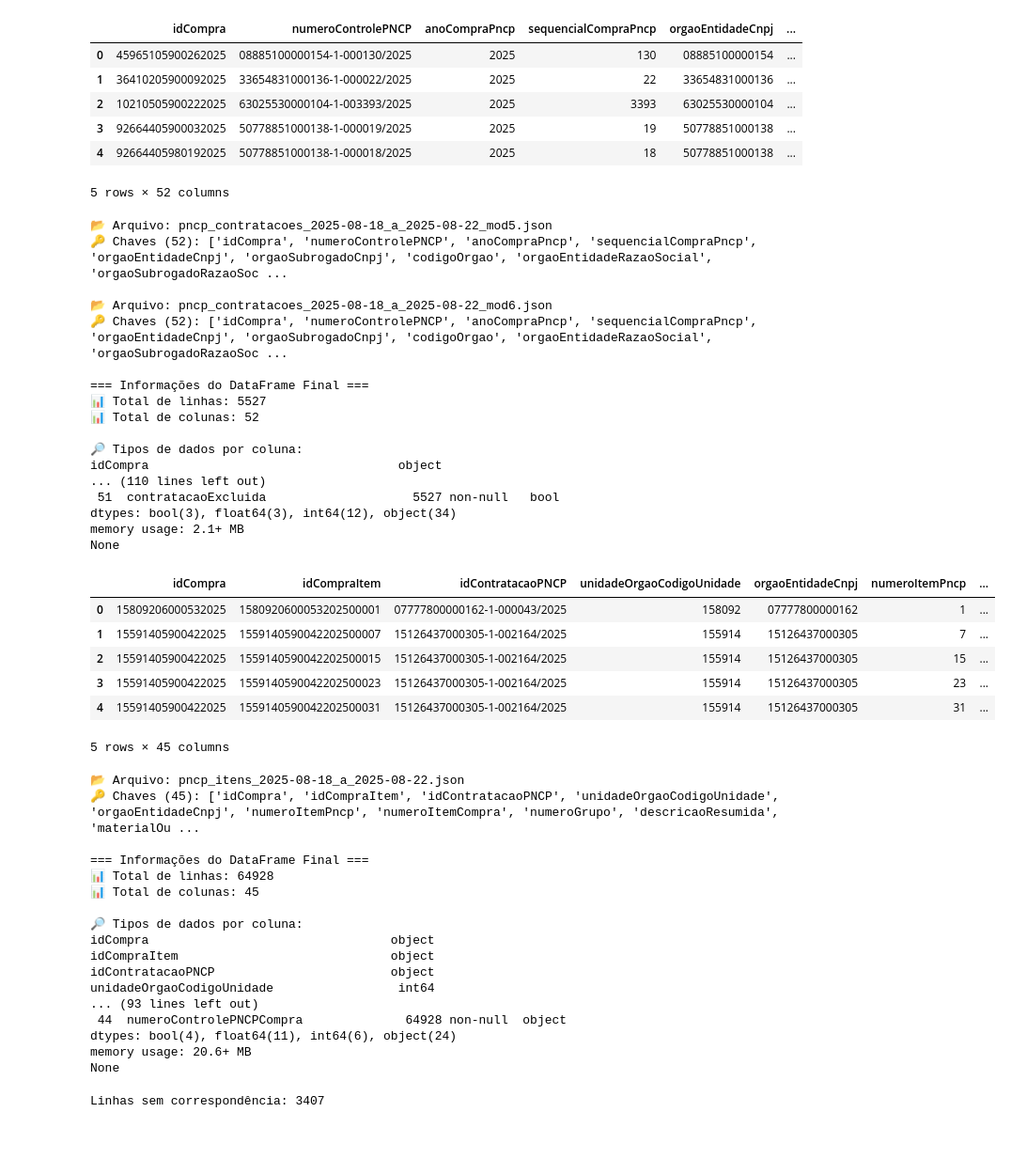
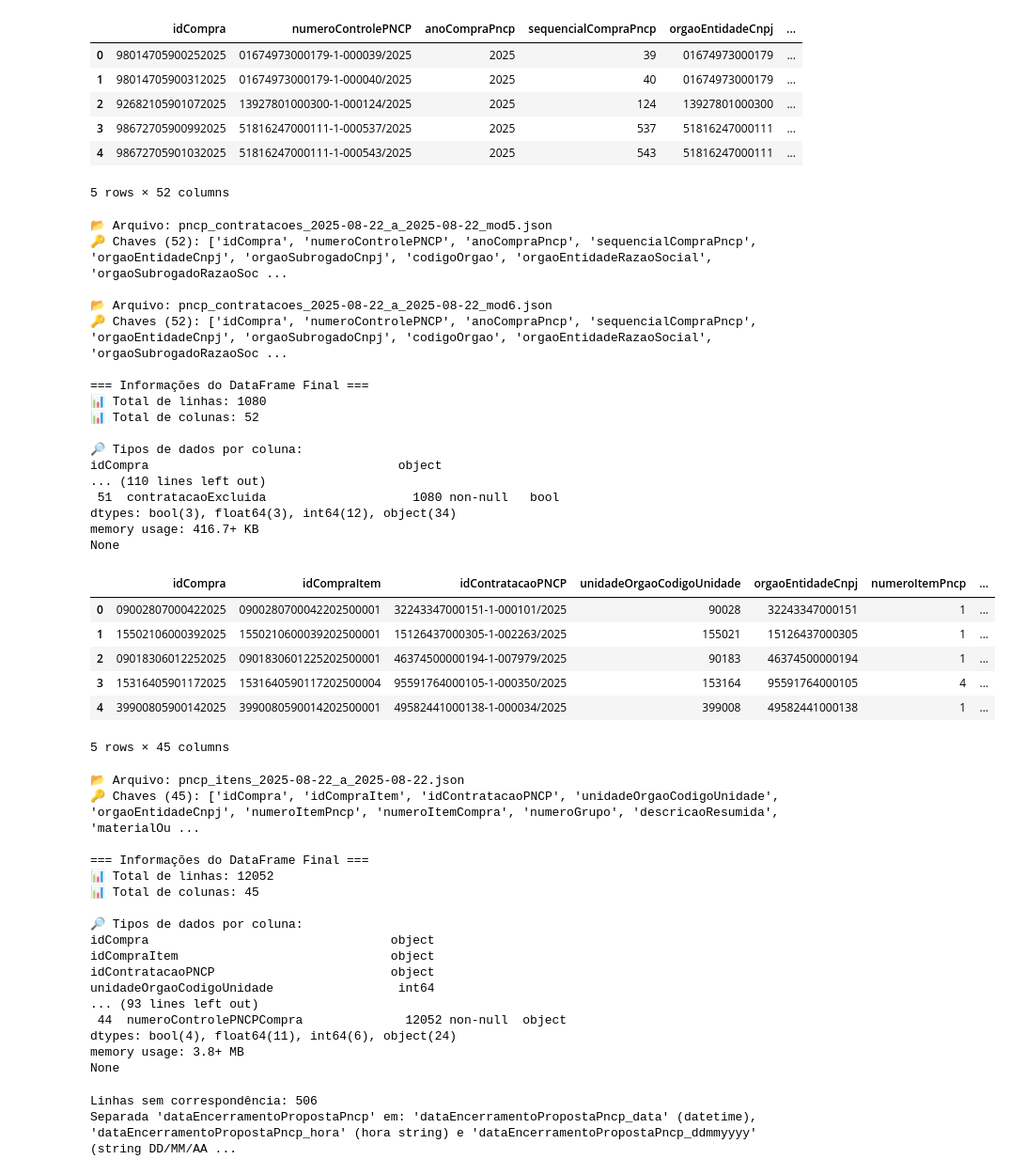
Before and after one commit to VitorGiglio777/Codigos, a Jupyter notebook: Consolidacao com JASON e Excel.ipynb, the cells around one changed output. Shown at 94% size. Drawn from its saved outputs; the diff is of its cells as text; code cells hidden in the pictures; blank space fills up the shorter version.

Commit message:
COLUNA DATA SEPARADA

```diff
--- a/Consolidacao com JASON e Excel.ipynb
+++ b/Consolidacao com JASON e Excel.ipynb
@@ -4,7 +4,7 @@ import json
 import pandas as pd
 
 # Caminho da pasta
-pasta = r"C:\Users\VitorGiglio\Downloads\VG\Python\Dados\Dados Tratados"
+pasta = r"C:\Users\VitorGiglio\Downloads\VG\Python\Dados\Licitações"
 
 # Listar todos os arquivos .json da pasta
 arquivos = [f for f in os.listdir(pasta) if f.endswith(".json")]
@@ -60,28 +60,28 @@ print("\n📋 Resumo geral (inclui nulos e memória):")
 print(df_licitacoes.info())
 # %% [output]
 |  | idCompra | numeroControlePNCP | anoCompraPncp | sequencialCompraPncp | orgaoEntidadeCnpj | ... |
-| 0 | 45965105900262025 | 08885100000154-1-000130/2025 | 2025 | 130 | 08885100000154 | ... |
-| 1 | 36410205900092025 | 33654831000136-1-000022/2025 | 2025 | 22 | 33654831000136 | ... |
-| 2 | 10210505900222025 | 63025530000104-1-003393/2025 | 2025 | 3393 | 63025530000104 | ... |
-| 3 | 92664405900032025 | 50778851000138-1-000019/2025 | 2025 | 19 | 50778851000138 | ... |
-| 4 | 92664405980192025 | 50778851000138-1-000018/2025 | 2025 | 18 | 50778851000138 | ... |
+| 0 | 98014705900252025 | 01674973000179-1-000039/2025 | 2025 | 39 | 01674973000179 | ... |
+| 1 | 98014705900312025 | 01674973000179-1-000040/2025 | 2025 | 40 | 01674973000179 | ... |
+| 2 | 92682105901072025 | 13927801000300-1-000124/2025 | 2025 | 124 | 13927801000300 | ... |
+| 3 | 98672705900992025 | 51816247000111-1-000537/2025 | 2025 | 537 | 51816247000111 | ... |
+| 4 | 98672705901032025 | 51816247000111-1-000543/2025 | 2025 | 543 | 51816247000111 | ... |
 5 rows × 52 columns
-📂 Arquivo: pncp_contratacoes_2025-08-18_a_2025-08-22_mod5.json
+📂 Arquivo: pncp_contratacoes_2025-08-22_a_2025-08-22_mod5.json
 🔑 Chaves (52): ['idCompra', 'numeroControlePNCP', 'anoCompraPncp', 'sequencialCompraPncp', 'orgaoEntidadeCnpj', 'orgaoSubrogadoCnpj', 'codigoOrgao', 'orgaoEntidadeRazaoSocial', 'orgaoSubrogadoRazaoSoc ...
 
-📂 Arquivo: pncp_contratacoes_2025-08-18_a_2025-08-22_mod6.json
+📂 Arquivo: pncp_contratacoes_2025-08-22_a_2025-08-22_mod6.json
 🔑 Chaves (52): ['idCompra', 'numeroControlePNCP', 'anoCompraPncp', 'sequencialCompraPncp', 'orgaoEntidadeCnpj', 'orgaoSubrogadoCnpj', 'codigoOrgao', 'orgaoEntidadeRazaoSocial', 'orgaoSubrogadoRazaoSoc ...
 
 === Informações do DataFrame Final ===
-📊 Total de linhas: 5527
+📊 Total de linhas: 1080
 📊 Total de colunas: 52
 
 🔎 Tipos de dados por coluna:
 idCompra                                  object
 ... (110 lines left out)
- 51  contratacaoExcluida                    5527 non-null   bool
+ 51  contratacaoExcluida                    1080 non-null   bool
 dtypes: bool(3), float64(3), int64(12), object(34)
-memory usage: 2.1+ MB
+memory usage: 416.7+ KB
 None
 # %%
 import os
@@ -89,7 +89,7 @@ import json
 import pandas as pd
 
 # Caminho da pasta
-pasta = r"C:\Users\User\Downloads\Horom\Empresas\Horon Licitações\2 - Dados\3 - Itens"
+pasta = r"C:\Users\VitorGiglio\Downloads\VG\Python\Dados\Itens"
 
 # Listar todos os arquivos .json da pasta
 arquivos = [f for f in os.listdir(pasta) if f.endswith(".json")]
@@ -118,44 +118,44 @@ for arquivo in arquivos:
         resultado[arquivo] = list(df.columns)
         dfs.append(df)
 
     except Exception as e:
         print(f"Erro em {arquivo}: {e}")
 
 # Concatenar tudo em um único DataFrame
 df_itens = pd.concat(dfs, ignore_index=True)
 
 # Mostrar as primeiras linhas
 display(df_itens.head())
 
 # Mostrar as chaves identificadas em cada arquivo
 for arq, chaves in resultado.items():
     print(f"\n📂 Arquivo: {arq}")
     print(f"🔑 Chaves ({len(chaves)}): {chaves}")
 
 # -------------------------------
 # 🔍 Informações do DataFrame final
 print("\n=== Informações do DataFrame Final ===")
 print(f"📊 Total de linhas: {df_itens.shape[0]}")
 print(f"📊 Total de colunas: {df_itens.shape[1]}")
 
 print("\n🔎 Tipos de dados por coluna:")
 print(df_itens.dtypes)
 
 print("\n📋 Resumo geral (inclui nulos e memória):")
 print(df_itens.info())
 # %% [output]
 |  | idCompra | idCompraItem | idContratacaoPNCP | unidadeOrgaoCodigoUnidade | orgaoEntidadeCnpj | numeroItemPncp | ... |
-| 0 | 15809206000532025 | 1580920600053202500001 | 07777800000162-1-000043/2025 | 158092 | 07777800000162 | 1 | ... |
-| 1 | 15591405900422025 | 1559140590042202500007 | 15126437000305-1-002164/2025 | 155914 | 15126437000305 | 7 | ... |
-| 2 | 15591405900422025 | 1559140590042202500015 | 15126437000305-1-002164/2025 | 155914 | 15126437000305 | 15 | ... |
-| 3 | 15591405900422025 | 1559140590042202500023 | 15126437000305-1-002164/2025 | 155914 | 15126437000305 | 23 | ... |
-| 4 | 15591405900422025 | 1559140590042202500031 | 15126437000305-1-002164/2025 | 155914 | 15126437000305 | 31 | ... |
+| 0 | 09002807000422025 | 0900280700042202500001 | 32243347000151-1-000101/2025 | 90028 | 32243347000151 | 1 | ... |
+| 1 | 15502106000392025 | 1550210600039202500001 | 15126437000305-1-002263/2025 | 155021 | 15126437000305 | 1 | ... |
+| 2 | 09018306012252025 | 0901830601225202500001 | 46374500000194-1-007979/2025 | 90183 | 46374500000194 | 1 | ... |
+| 3 | 15316405901172025 | 1531640590117202500004 | 95591764000105-1-000350/2025 | 153164 | 95591764000105 | 4 | ... |
+| 4 | 39900805900142025 | 3990080590014202500001 | 49582441000138-1-000034/2025 | 399008 | 49582441000138 | 1 | ... |
 5 rows × 45 columns
-📂 Arquivo: pncp_itens_2025-08-18_a_2025-08-22.json
+📂 Arquivo: pncp_itens_2025-08-22_a_2025-08-22.json
 🔑 Chaves (45): ['idCompra', 'idCompraItem', 'idContratacaoPNCP', 'unidadeOrgaoCodigoUnidade', 'orgaoEntidadeCnpj', 'numeroItemPncp', 'numeroItemCompra', 'numeroGrupo', 'descricaoResumida', 'materialOu ...
 
 === Informações do DataFrame Final ===
-📊 Total de linhas: 64928
+📊 Total de linhas: 12052
 📊 Total de colunas: 45
 
 🔎 Tipos de dados por coluna:
@@ -164,9 +164,9 @@ idCompraItem                             object
 idContratacaoPNCP                        object
 unidadeOrgaoCodigoUnidade                 int64
 ... (93 lines left out)
- 44  numeroControlePNCPCompra              64928 non-null  object
+ 44  numeroControlePNCPCompra              12052 non-null  object
 dtypes: bool(4), float64(11), int64(6), object(24)
-memory usage: 20.6+ MB
+memory usage: 3.8+ MB
 None
 # %%
 # Cópias para não alterar os originais
@@ -190,8 +190,28 @@ df_mesclado = itens.merge(lic_slim, on='_join_key', how='left').drop(columns=['_
 # Diagnóstico opcional
 na_sem_match = df_mesclado['anoCompraPncp'].isna().sum()
 print(f'Linhas sem correspondência: {na_sem_match}')
+
+# --- novo: separar data e hora de dataEncerramentoPropostaPncp ---
+col = 'dataEncerramentoPropostaPncp'
+if col in df_mesclado.columns:
+    # converte para datetime (tratando strings como '2025-09-03T09:00:00'); valores inválidos viram NaT
+    df_mesclado[col] = pd.to_datetime(df_mesclado[col], errors='coerce')
+
+    # coluna de data como datetime64[ns] (útil para filtros/intervalos) - sem hora (midnight)
+    df_mesclado[col + '_data'] = df_mesclado[col].dt.normalize().astype('datetime64[ns]')
+
+    # coluna de hora como string HH:MM:SS (mantém None/NaN quando original inválido)
+    df_mesclado[col + '_hora'] = df_mesclado[col].dt.strftime('%H:%M:%S').where(df_mesclado[col].notna(), None)
+
+    # coluna auxiliar formatada em DD/MM/AAAA (string apenas para visualização/exportação se quiser)
+    df_mesclado[col + '_ddmmyyyy'] = df_mesclado[col + '_data'].dt.strftime('%d/%m/%Y').where(df_mesclado[col + '_data'].notna(), None)
+
+    print(f"Separada '{col}' em: '{col + '_data'}' (datetime), '{col + '_hora'}' (hora string) e '{col + '_ddmmyyyy'}' (string DD/MM/AAAA)")
+else:
+    print(f"A coluna '{col}' não existe em df_mesclado.")
 # %% [output]
-Linhas sem correspondência: 3407
+Linhas sem correspondência: 506
+Separada 'dataEncerramentoPropostaPncp' em: 'dataEncerramentoPropostaPncp_data' (datetime), 'dataEncerramentoPropostaPncp_hora' (hora string) e 'dataEncerramentoPropostaPncp_ddmmyyyy' (string DD/MM/AA ...
 # %%
 # Mostra todos os nomes das colunas do DataFrame
 print("Colunas do df_mesclado:")
```
Also changed, not shown: parts of 2 cells of this notebook.
